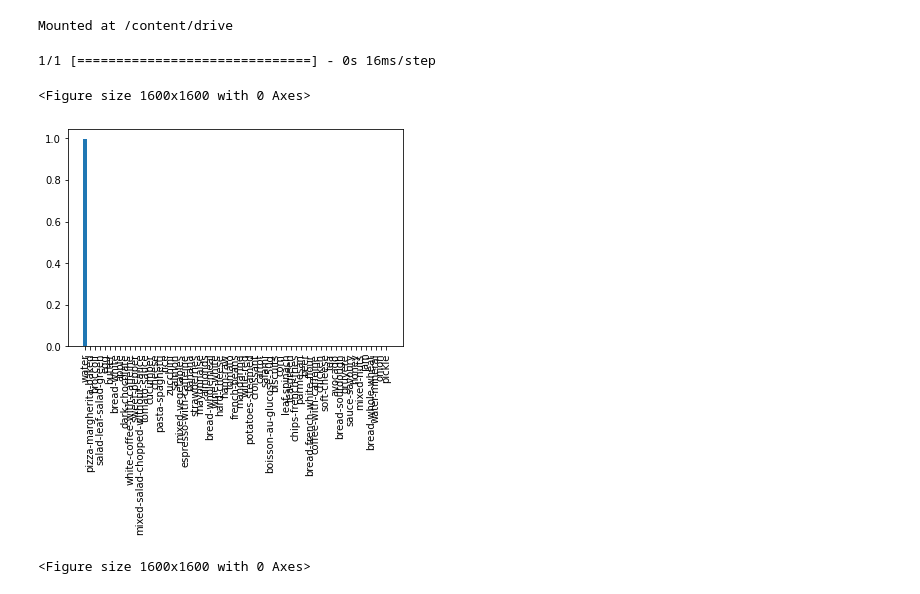
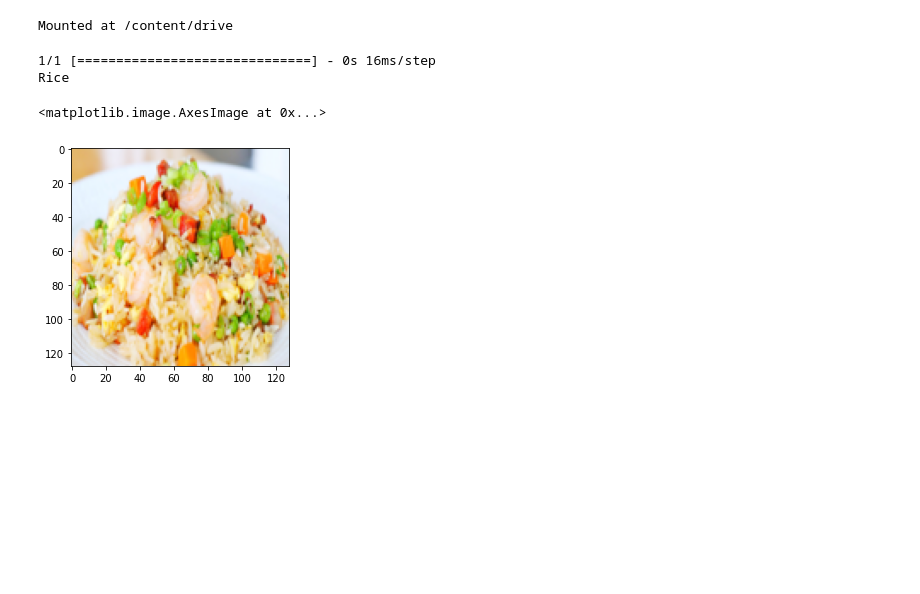
Before and after one commit to weathon/healthy-diet, a Jupyter notebook: food.ipynb, the cells around one changed output. Drawn from its saved outputs; the diff is of its cells as text; code cells hidden in the pictures; blank space fills up the shorter version.

```diff
--- a/food.ipynb
+++ b/food.ipynb
@@ -75,5 +115,3 @@ model = tf.keras.Sequential([
 X = np.array(X)
 Y = np.array(Y)
 model.compile(optimizer='adam', loss='categorical_crossentropy',  metrics="accuracy")
-# %%
-model.fit(X, Y, epochs=10)
@@ -102,4 +118,7 @@ Epoch 10/10
-# %%
-model.fit(X, Y, epochs=10)
-# %%
-model.fit(X, Y, epochs=3)
+# %%
+random = np.arange(len(Y))
+np.random.shuffle(random)
+X = X[random]
+Y = Y[random]
+history = model.fit(X, Y, epochs=10, validation_split=0.05)
+# more layers 50->60->75!71 kunyunexkunfarekunchouwei 8 whycleankunyunex
@@ -121,15 +167,14 @@ reverseMap = {}
 for i in Y_mapping.keys():
   reverseMap[Y_mapping[i]] = i
 # %%
-id = 10
-image = os.listdir("test_images/test_images/")[id]
-pylab.bar(list(Y_mapping.keys()),model.predict(np.array([
-    np.array(Image.open("test_images/test_images/"+image).resize((128,128)))
-    ]))[0][:-1])#aaput kes in predict
-pylab.xticks(rotation=90)
-pylab.figure(figsize=(20,20), dpi=80)
+id = 100
+name = "id13323708-Zhang-Zhou-Fried-Rice-YT1.jpeg"
+print(reverseMap[np.argmax(model.predict(np.array([
+    np.array(Image.open(name).resize((128,128)))
+    ]))[0][:-1])])#aaput kes in predict
+pylab.imshow(Image.open(name).resize((128,128)))
 # %% [output]
 1/1 [==============================] - 0s 16ms/step
+Rice
-<Figure size 1600x1600 with 0 Axes>
+<matplotlib.image.AxesImage at 0x...>
-[figure, old version]
+[figure, new version]
-<Figure size 1600x1600 with 0 Axes>
```
Also changed, not shown: parts of 14 cells of this notebook.
